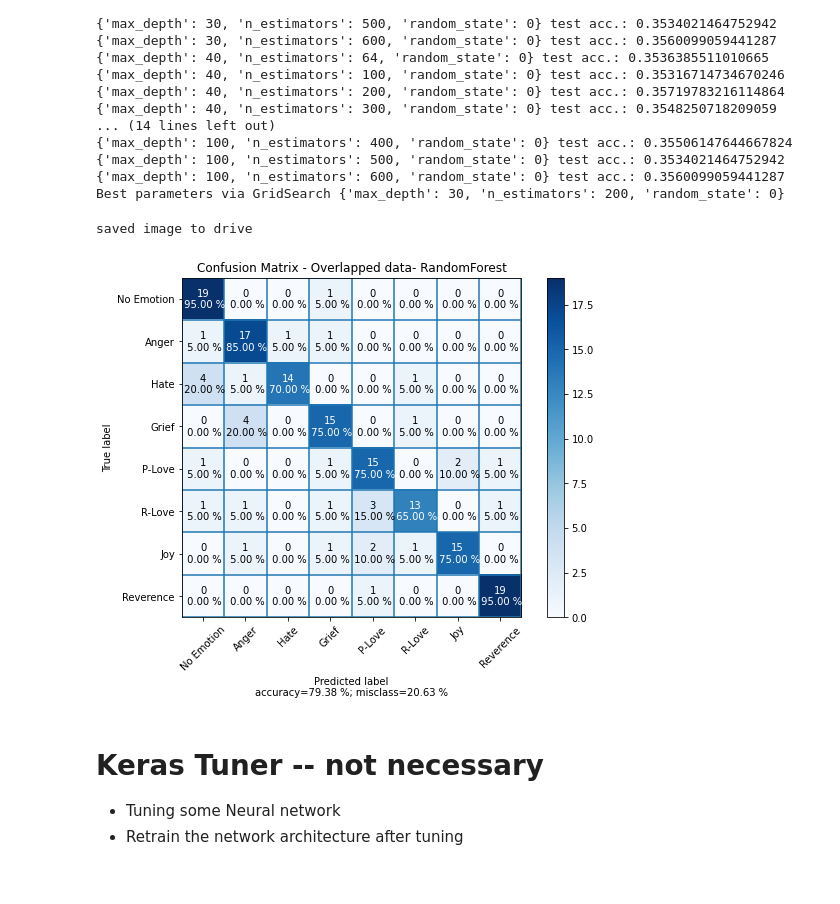
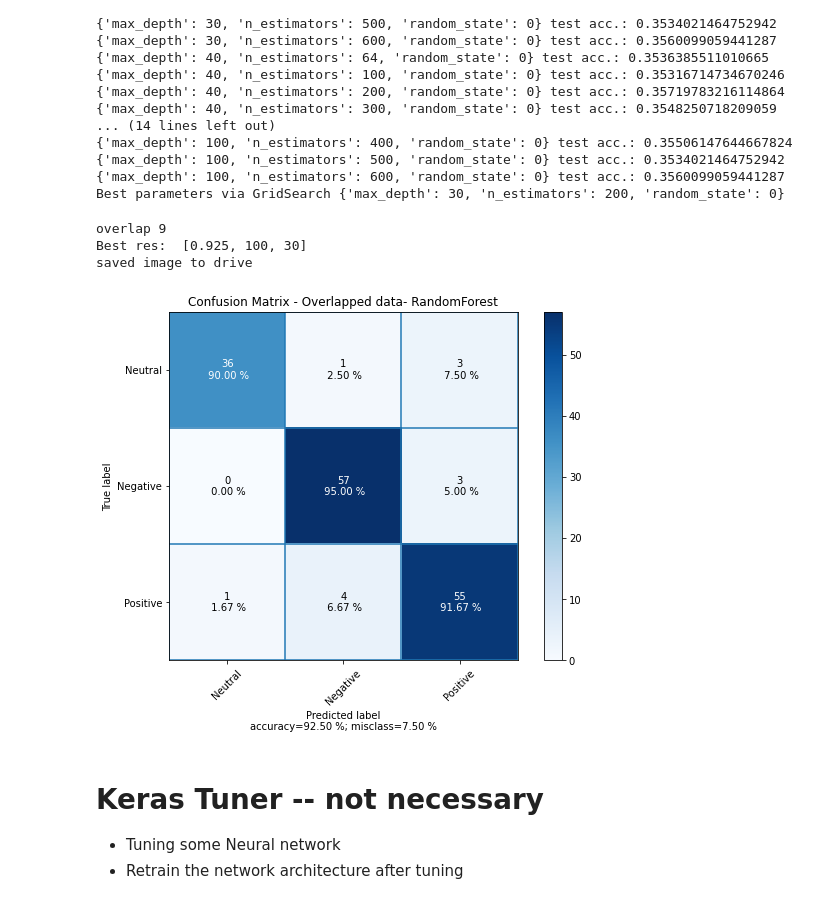
Before and after one commit to nguyennam2910/TriMun, a Jupyter notebook: src/Overlapped_segmenting_method.ipynb, the cells around one changed output. Drawn from its saved outputs; the diff is of its cells as text; code cells hidden in the pictures.

```diff
--- a/src/Overlapped_segmenting_method.ipynb
+++ b/src/Overlapped_segmenting_method.ipynb
@@ -370,7 +370,7 @@ from sklearn.pipeline import Pipeline
 
 import pandas as pd
 # %%
-overlap = 0
+overlap = 9
 feature_list = np.load("Feature data/features_" + str(overlap) + "s.npy")
 labelxx = np.load("Label/" + str(overlap) + "sec_labels.npy")
 len_data = dataxx.shape[2]
@@ -434,5 +462,5 @@ for i in na:
 # %%
-rfe_selector = RFE(estimator = RandomForestClassifier(), n_features_to_select = 20, step = 1)
+rfe_selector = RFE(estimator = RandomForestClassifier(), n_features_to_select = 15, step = 1)
 # rfe_selector = RFE(estimator = RandomForestClassifier(random_state = 0, n_estimators = 500, max_depth = 20), n_features_to_select = 30, step = 1)
 rfe_selector.fit(X_features_train, y_train)
 rfe_support = rfe_selector.get_support()
@@ -448,4 +476,15 @@ print(feat_cols)
 
 X_train = X_features_train[:, feat_cols]
 X_test = X_features_test[:, feat_cols]
+
+clf = RandomForestClassifier()
+clf.fit(X_train, y_train)
+CM = confusion_matrix(y_test, clf.predict(X_test))
+
+fig = plot_confusion_matrix(cm  = CM,
+                      normalize    = None,
+                      target_names = emotion_keys,
+                      title        = "Confusion Matrix - Overlapped data- RandomForest",
+                      savefig = True,
+                      figname = "Random Forest confusion matrix-both.png")
 # %% [output]
@@ -714,34 +803,42 @@ result_dir = os.path.join(root, results_fold)
 csv_name = f'Classifier/stratify-split-{mode}-{total_features}-{n_features}-features-RF-gridsearchcv.csv'
 df.to_csv(os.path.join(result_dir, csv_name))
 # %%
-# print("overlap", overlap)
-# n_param = np.arange(100, 1000, 100)
-# depth_param = np.arange(20, 150, 10)
-# best_res = [0,0,0]
-# for n in n_param:
-#     for depth in depth_param:
-#         clf = RandomForestClassifier(random_state = 0, n_estimators = n, max_depth = depth);
-#         clf.fit(X_train, y_train)
-#         temp = clf.score(X_test, y_test)
-#         if ( temp > best_res[0]):
-#             best_res = [temp, n, depth]
-# print("Best res: ", best_res)
+print("overlap", overlap)
+n_param = np.arange(100, 1000, 100)
+depth_param = np.arange(20, 150, 10)
+best_res = [0,0,0]
+for n in n_param:
+    for depth in depth_param:
+        clf = RandomForestClassifier(random_state = 0, n_estimators = n, max_depth = depth);
+        clf.fit(X_train, y_train)
+        temp = clf.score(X_test, y_test)
+        if ( temp > best_res[0]):
+            best_res = [temp, n, depth]
+print("Best res: ", best_res)
 
-# # plot confusion matrix
-# clf = RandomForestClassifier(random_state = 0, n_estimators = best_res[1], max_depth = best_res[2])
-clf = RandomForestClassifier(random_state = 0, n_estimators = 400, max_depth = 20)
+clf = RandomForestClassifier(random_state = 0, n_estimators = best_res[1], max_depth = best_res[2])
+# clf = RandomForestClassifier(random_state = 0, n_estimators = 400, max_depth = 20)
 clf.fit(X_train, y_train)
 CM = confusion_matrix(y_test, clf.predict(X_test))
 
 fig = plot_confusion_matrix(cm  = CM,
                       normalize    = None,
-                      target_names = emotion_keys,
+                      target_names = key,
                       title        = "Confusion Matrix - Overlapped data- RandomForest",
                       savefig = True,
                       figname = "Random Forest confusion matrix-both.png")
+
+# fig = plot_confusion_matrix(cm  = CM,
+#                       normalize    = None,
+#                       target_names = emotion_keys,
+#                       title        = "Confusion Matrix - Overlapped data- RandomForest",
+#                       savefig = True,
+#                       figname = "Random Forest confusion matrix-both.png")
 # %% [output]
+overlap 9
+Best res:  [0.925, 100, 30]
 saved image to drive
-[figure, old version]
+[figure, new version]
 # %% [markdown]
 # Keras Tuner -- not necessary
 - Tuning some Neural network
```
Also changed, not shown: parts of 7 cells of this notebook, 17 other files.
